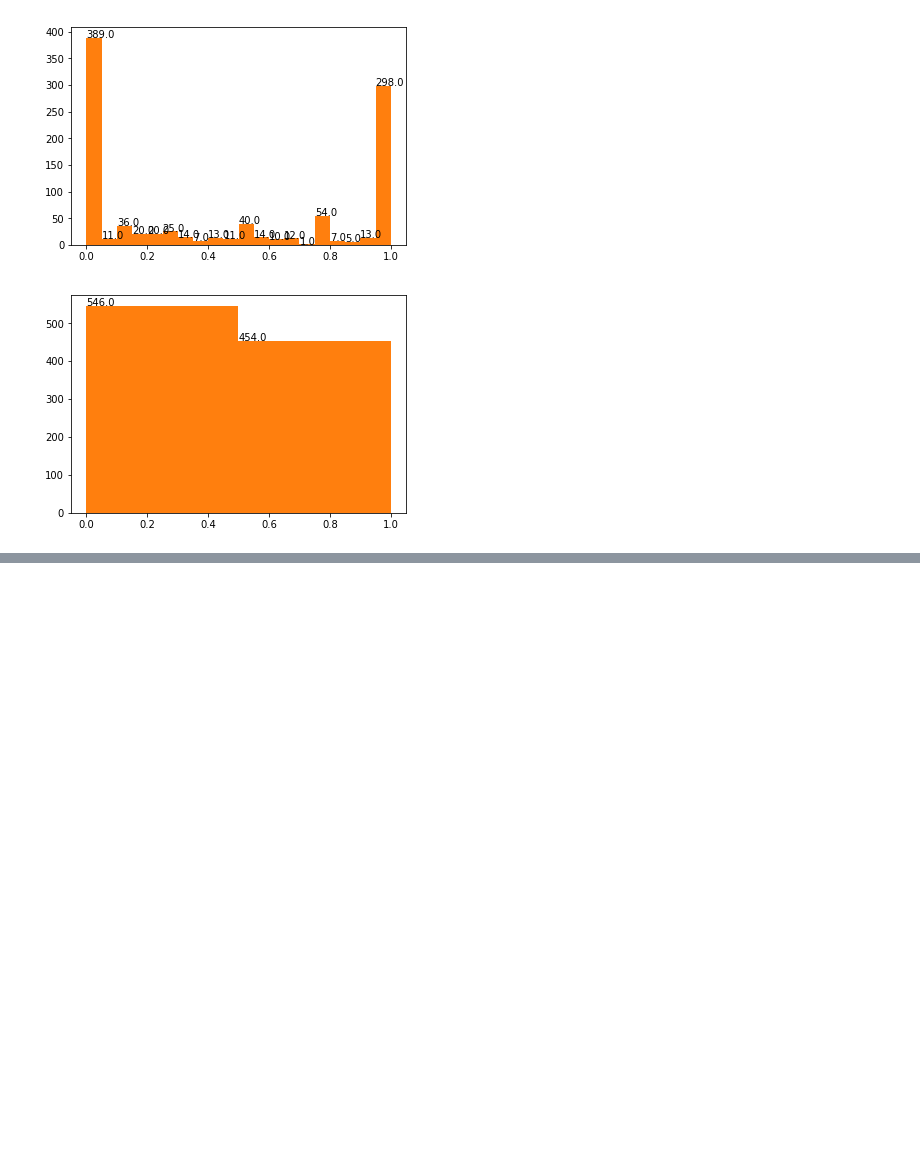
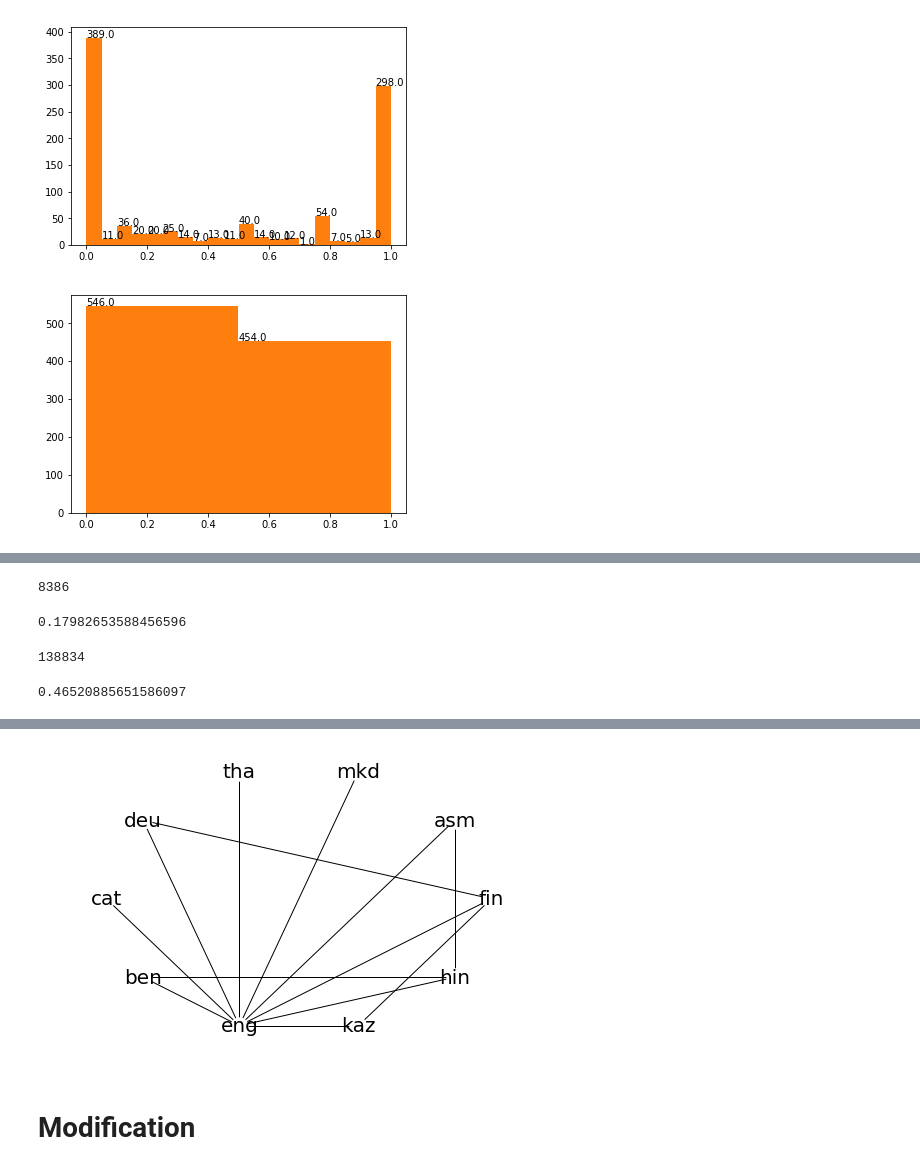
Before and after one commit to dkbrz/GSoC_2018, a Jupyter notebook: Cleaned.ipynb, the cells around one changed output, grey strips where cells are left out. Cells and saved outputs as stored; diff of their text form; code cells hidden in the pictures; blank space fills up the shorter version.

```diff
--- a/Cleaned.ipynb
+++ b/Cleaned.ipynb
@@ -365,28 +327,4 @@ preprocessing()
 [interactive output not drawn]
 # %% [markdown]
 ### Interpret table
-# %%
-import networkx as nx
-import math
-def get_relevant_languages(source, target):
-    G = nx.Graph()
-    with open ('./files/stats.csv', 'r', encoding='utf-8') as f:
-        for line in f:
-            data = line.split('\t')
-            coef = 1/math.log10(10+float(data[2])*float(data[3])*float(data[4]))
-            if coef < 1:
-                G.add_edge(data[0], data[1], weight=coef)
-    if (source, target) in G.edges():
-        print ('There is {}-{} dictionary'.format(source, target))
-        G.remove_edge(source, target)
-    medium = set(G.nodes()) - set([source,target])
-    s_dist, s_path = nx.single_source_dijkstra(G, source)
-    t_dist, t_path = nx.single_source_dijkstra(G, target)
-    result = {}
-    for node in G.nodes():
-        if node in s_dist and node in t_dist:
-            result[node] = (s_dist[node]+t_dist[node], s_path[node]+list(reversed(t_path[node]))[1:])
-    with open ('language_list.csv','w', encoding='utf-8') as f:
-        for i in sorted(result, key=result.get):
-            f.write(str(result[i][0])+'\t'+str(i)+'\t:\t'+' '.join(result[i][1])+'\n')
 # %%
@@ -487,0 +476,5 @@ plt.show()
+# %%
+total('afr', 'nld', n=10)
+# %% [output]
+8386
+0.17982653588456596
@@ -487,0 +483,5 @@ plt.show()
+# %%
+total('spa', 'eng')
+# %% [output]
+138834
+0.46520885651586097
@@ -487,0 +497,7 @@ plt.show()
+# %%
+l1, l2 = 'asm','ben'
+n = 10
+%time get_relevant_languages(l1, l2)
+#%time load_file(l1, l2, n=n)
+check_graph(l1, l2, n=n)
+# %% [output]
@@ -487,0 +505,3 @@ plt.show()
+[figure, added]
+# %% [markdown]
+# Modification
```
Also changed, not shown: parts of 42 cells of this notebook, 5 other files.
